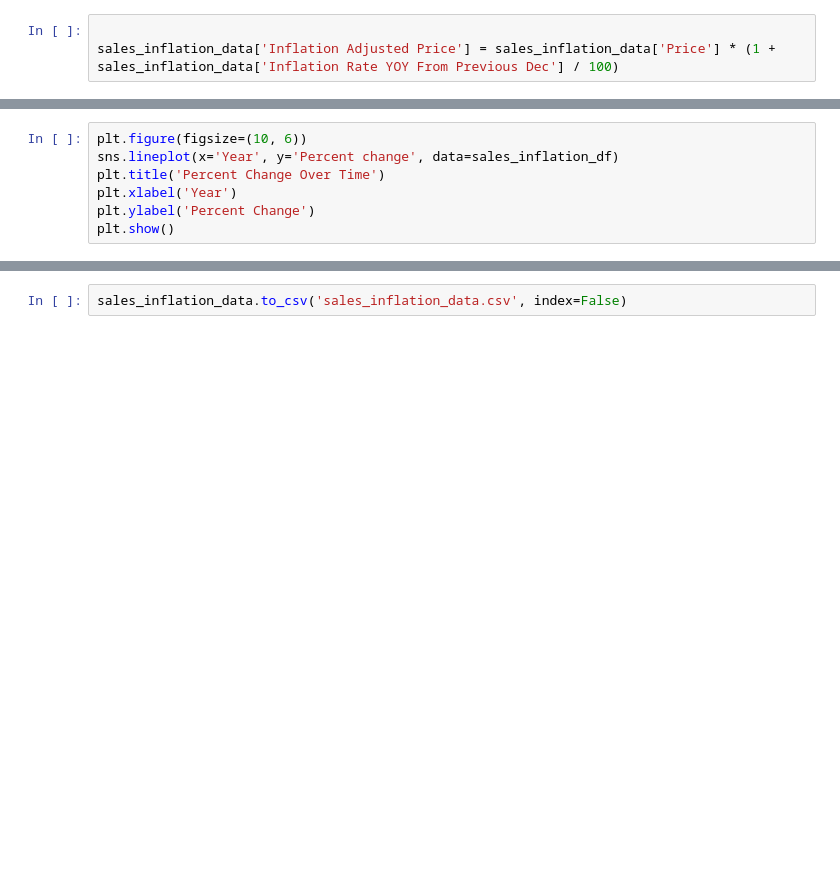
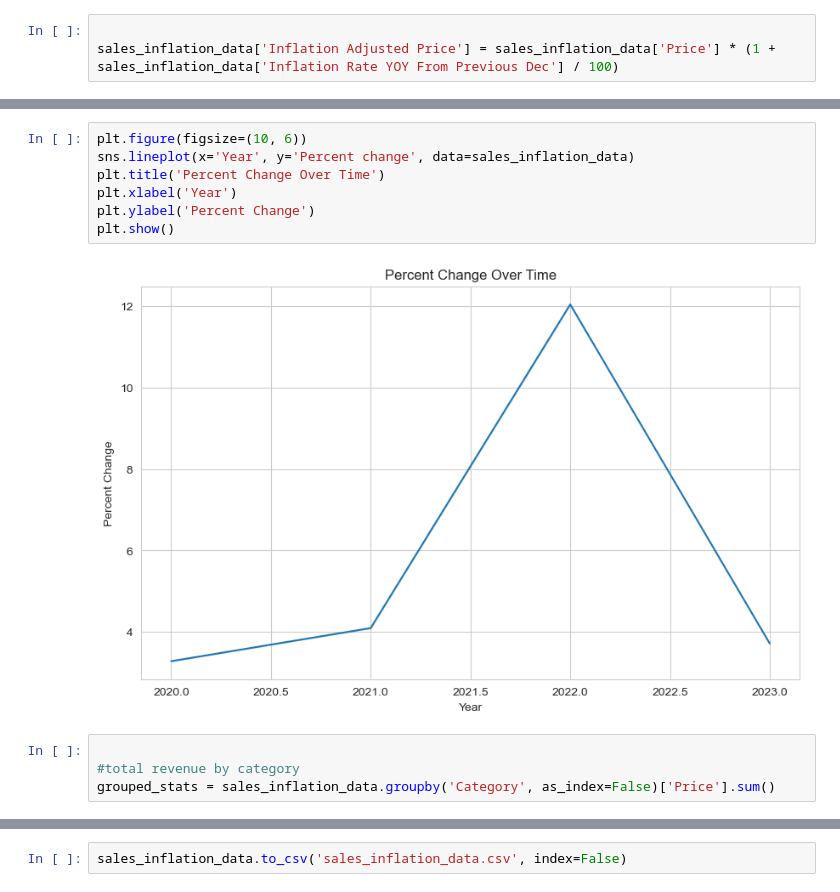
Before and after one commit to Nahlakhalifaa/sales-Project, a Jupyter notebook: Sales_inflations.ipynb, the cells around one changed output, grey strips where cells are left out. Drawn from its saved outputs; the diff is of its cells as text; blank space fills up the shorter version.

Commit message:
Analysis of the revenue

```diff
--- a/Sales_inflations.ipynb
+++ b/Sales_inflations.ipynb
@@ -600,10 +598,16 @@ plt.show()
 # %%
 plt.figure(figsize=(10, 6))
-sns.lineplot(x='Year', y='Percent change', data=sales_inflation_df)
+sns.lineplot(x='Year', y='Percent change', data=sales_inflation_data)
 plt.title('Percent Change Over Time')
 plt.xlabel('Year')
 plt.ylabel('Percent Change')
 plt.show()
+# %% [output]
+[figure, added]
+# %%
+
+#total revenue by category
+grouped_stats = sales_inflation_data.groupby('Category', as_index=False)['Price'].sum()
 # %%
 
 # Bar chart for total revenue by category
```
Also changed, not shown: parts of 24 cells of this notebook.
